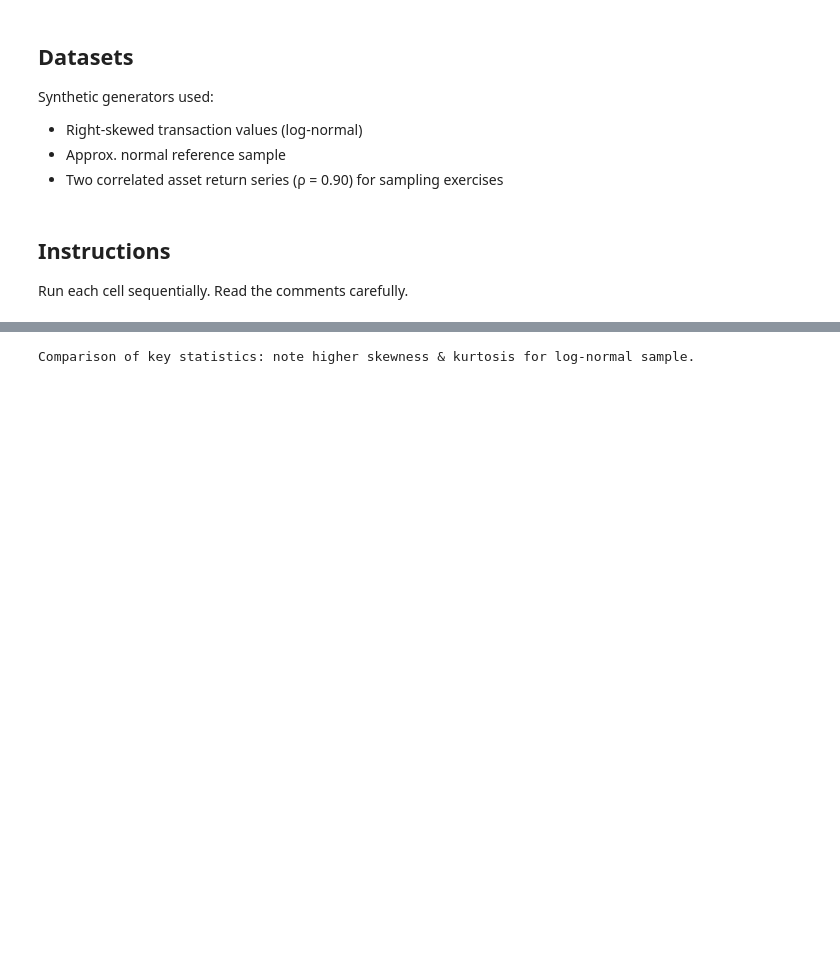
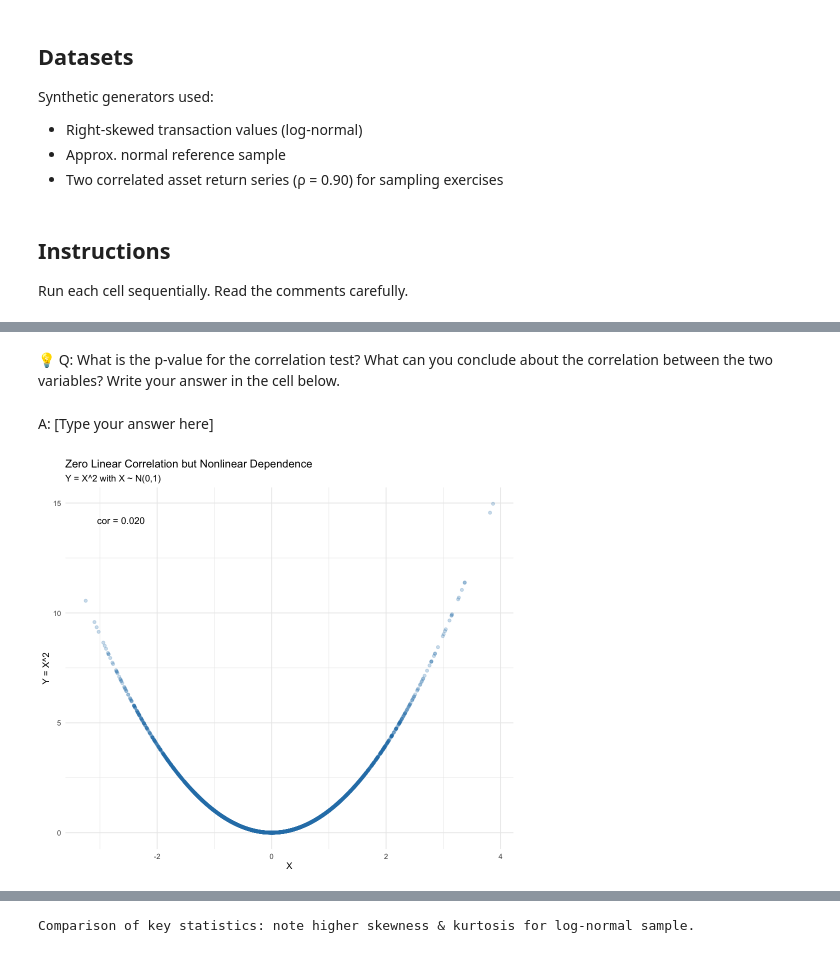
Before and after one commit to my1396/FIN5005-Fall2025, a Jupyter notebook: 01_Lab-1.ipynb, the cells around one changed output, grey strips where cells are left out. Saved outputs shown, nothing was run; the diff lists cells and outputs as text; code cells hidden in the pictures; blank space fills up the shorter version.

```diff
--- a/01_Lab-1.ipynb
+++ b/01_Lab-1.ipynb
@@ -85,0 +56,11 @@ A data.frame: 6 × 2
+# %%
+# ---- Zero Correlation but NOT Independence: Y = X^2 ----
+# Idea: X ~ N(0,1); define Y = X^2.  Then cor(X,Y) ~ 0 (symmetry cancels linear relation),
+# yet Y is a deterministic function of X so they are NOT independent.
+
+set.seed(2025)
+n <- 5000
+X <- rnorm(n)
+Y <- X^2
+r_xy <- cor(X, Y)
+cat(sprintf("Sample correlation cor(X, Y=X^2) = %.4f (near 0)\n", r_xy))
@@ -85,0 +86,20 @@ A data.frame: 6 × 2
+# %% [markdown]
+💡 Q: What is the p-value for the correlation test? What can you conclude about the correlation between the two variables? Write your answer in the cell below.
+# %% [markdown]
+A: [Type your answer here]
+# %%
+library(ggplot2)
+options(repr.plot.width = 8, repr.plot.height = 7)
+scatter_df <- data.frame(X = X, Y = Y)
+p1 <- ggplot(scatter_df, aes(X, Y)) +
+  geom_point(alpha = 0.25, color = '#2c7fb8') +
+  annotate('text', x = min(X)+0.2, y = max(Y)*0.95,
+           label = paste0('cor = ', sprintf('%.3f', r_xy)),
+           hjust = 0, size = 4) +
+  labs(title = 'Zero Linear Correlation but Nonlinear Dependence',
+       subtitle = 'Y = X^2 with X ~ N(0,1)',
+       x = 'X', y = 'Y = X^2') +
+  theme_minimal()
+print(p1)
+# %% [output]
+[figure, added]
```
Also changed, not shown: parts of 13 cells of this notebook, 10 other files.
